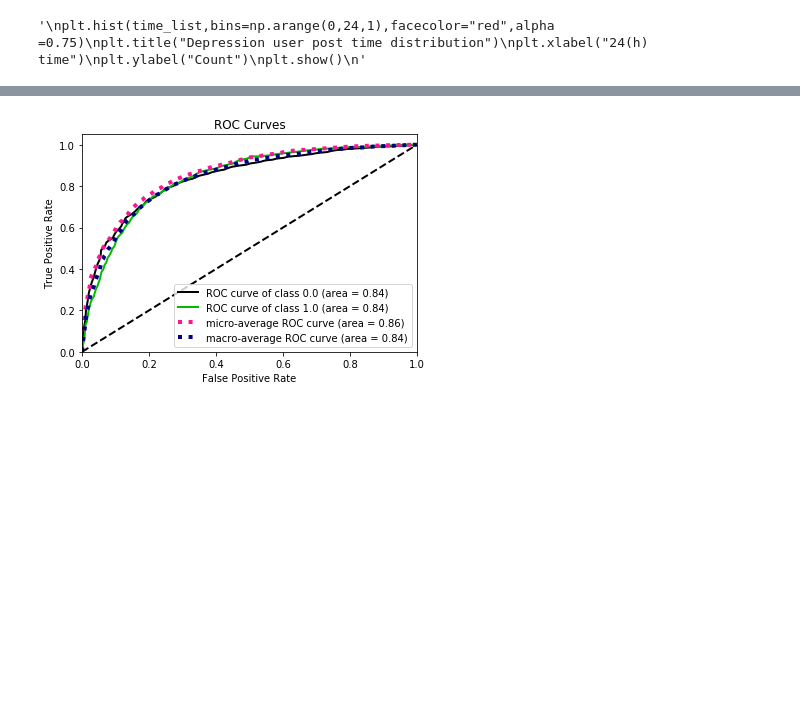
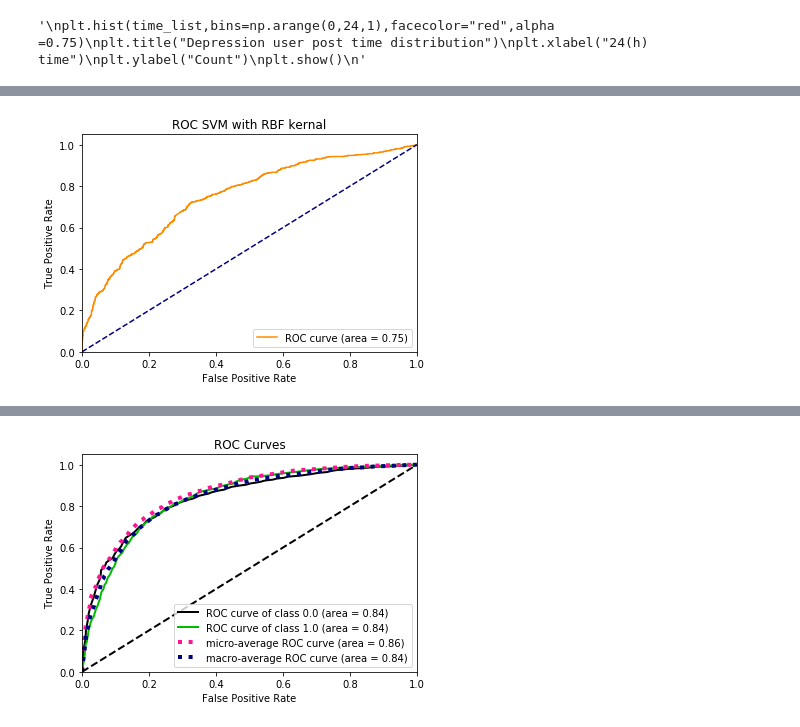
Before and after one commit to LeiTong02/Depression-detection, a Jupyter notebook: PostingTime_hist.ipynb, the cells around one changed output, grey strips where cells are left out. Drawn from its saved outputs; the diff is of its cells as text; code cells hidden in the pictures; blank space fills up the shorter version.

```diff
--- a/PostingTime_hist.ipynb
+++ b/PostingTime_hist.ipynb
@@ -205,0 +282,4 @@ avg / total       0.77      0.66      0.52      2747
+# %%
+target = np.append(np.ones(len(pos_doc)),np.zeros(len(neg_doc)))
+print(target.shape)
+X_topic_train, X_topic_test, y_topic_train, y_topic_test = train_test_split(topic_feature,target,train_size=0.6)
@@ -205,0 +321,25 @@ avg / total       0.77      0.66      0.52      2747
+# %%
+## SVM
+from sklearn.metrics import roc_curve,auc
+from sklearn import svm
+import matplotlib.pyplot as plt
+from sklearn.linear_model import LogisticRegression
+svc = svm.SVC(kernel='rbf',C=0.9,gamma=0.125,probability=True,decision_function_shape='ovo')
+svc.fit(X_topic_train,y_topic_train)
+predict_pro = svc.predict_proba(X_topic_test)
+
+fpr, tpr,thresholds = roc_curve(y_topic_test,predict_pro[:,1], pos_label=1)
+roc_auc= auc(fpr,tpr)
+plt.figure()
+plt.plot(fpr, tpr, color='darkorange',
+         label='ROC curve (area = %0.2f)' % roc_auc)
+plt.plot([0, 1], [0, 1], color='navy' ,linestyle='--')
+plt.xlim([0.0, 1.0])
+plt.ylim([0.0, 1.05])
+plt.xlabel('False Positive Rate')
+plt.ylabel('True Positive Rate')
+plt.title('ROC SVM with RBF kernal')
+plt.legend(loc="lower right")
+plt.show()
+# %% [output]
+[figure, added]
```
Also changed, not shown: parts of 35 cells of this notebook, 11 other files.
